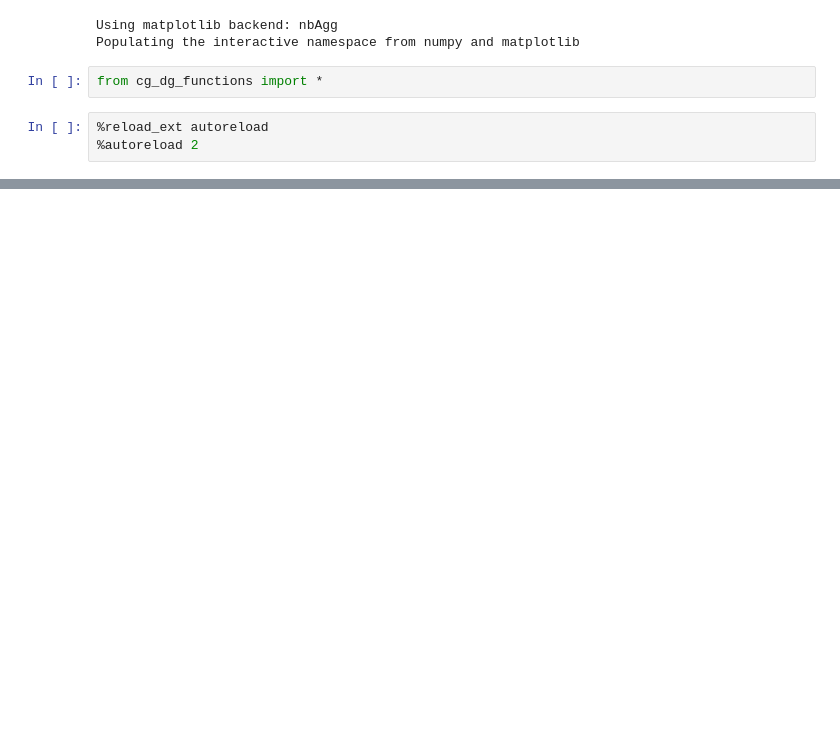
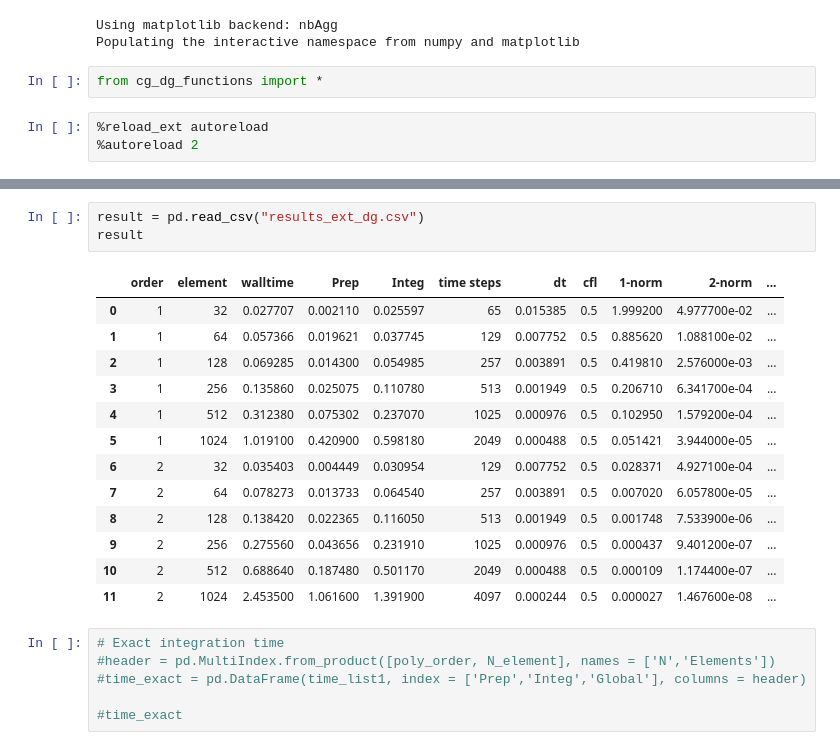
Before and after one commit to ygahounzo/Forest_Rep, a Jupyter notebook: Latest_version_CG_DG/CG_DG_solver.ipynb, the cells around one changed output, grey strips where cells are left out. Drawn from its saved outputs; the diff is of its cells as text; blank space fills up the shorter version.

```diff
--- a/Latest_version_CG_DG/CG_DG_solver.ipynb
+++ b/Latest_version_CG_DG/CG_DG_solver.ipynb
@@ -54,0 +161,23 @@ def time_step(dx, ax, bx, CFL, nel0, N, u, time_final, fixed_dt):
+# %%
+result = pd.read_csv("results_ext_dg.csv")
+result
+# %% [output]
+|  | order | element | walltime | Prep | Integ | time steps | dt | cfl | 1-norm | 2-norm | ... |
+| 0 | 1 | 32 | 0.027707 | 0.002110 | 0.025597 | 65 | 0.015385 | 0.5 | 1.999200 | 4.977700e-02 | ... |
+| 1 | 1 | 64 | 0.057366 | 0.019621 | 0.037745 | 129 | 0.007752 | 0.5 | 0.885620 | 1.088100e-02 | ... |
+| 2 | 1 | 128 | 0.069285 | 0.014300 | 0.054985 | 257 | 0.003891 | 0.5 | 0.419810 | 2.576000e-03 | ... |
+| 3 | 1 | 256 | 0.135860 | 0.025075 | 0.110780 | 513 | 0.001949 | 0.5 | 0.206710 | 6.341700e-04 | ... |
+| 4 | 1 | 512 | 0.312380 | 0.075302 | 0.237070 | 1025 | 0.000976 | 0.5 | 0.102950 | 1.579200e-04 | ... |
+| 5 | 1 | 1024 | 1.019100 | 0.420900 | 0.598180 | 2049 | 0.000488 | 0.5 | 0.051421 | 3.944000e-05 | ... |
+| 6 | 2 | 32 | 0.035403 | 0.004449 | 0.030954 | 129 | 0.007752 | 0.5 | 0.028371 | 4.927100e-04 | ... |
+| 7 | 2 | 64 | 0.078273 | 0.013733 | 0.064540 | 257 | 0.003891 | 0.5 | 0.007020 | 6.057800e-05 | ... |
+| 8 | 2 | 128 | 0.138420 | 0.022365 | 0.116050 | 513 | 0.001949 | 0.5 | 0.001748 | 7.533900e-06 | ... |
+| 9 | 2 | 256 | 0.275560 | 0.043656 | 0.231910 | 1025 | 0.000976 | 0.5 | 0.000437 | 9.401200e-07 | ... |
+| 10 | 2 | 512 | 0.688640 | 0.187480 | 0.501170 | 2049 | 0.000488 | 0.5 | 0.000109 | 1.174400e-07 | ... |
+| 11 | 2 | 1024 | 2.453500 | 1.061600 | 1.391900 | 4097 | 0.000244 | 0.5 | 0.000027 | 1.467600e-08 | ... |
+# %%
+# Exact integration time
+#header = pd.MultiIndex.from_product([poly_order, N_element], names = ['N','Elements'])
+#time_exact = pd.DataFrame(time_list1, index = ['Prep','Integ','Global'], columns = header)
+
+#time_exact
```
Also changed, not shown: parts of 12 cells of this notebook.
